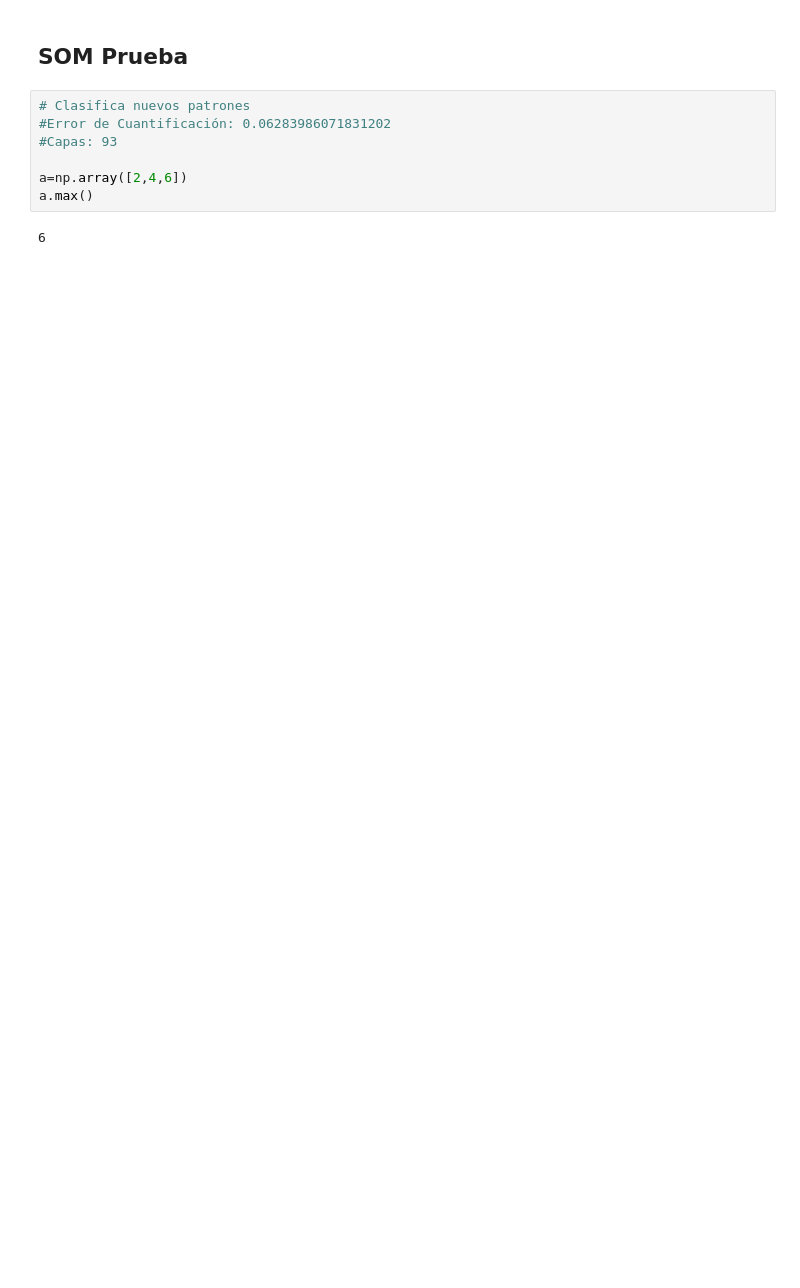
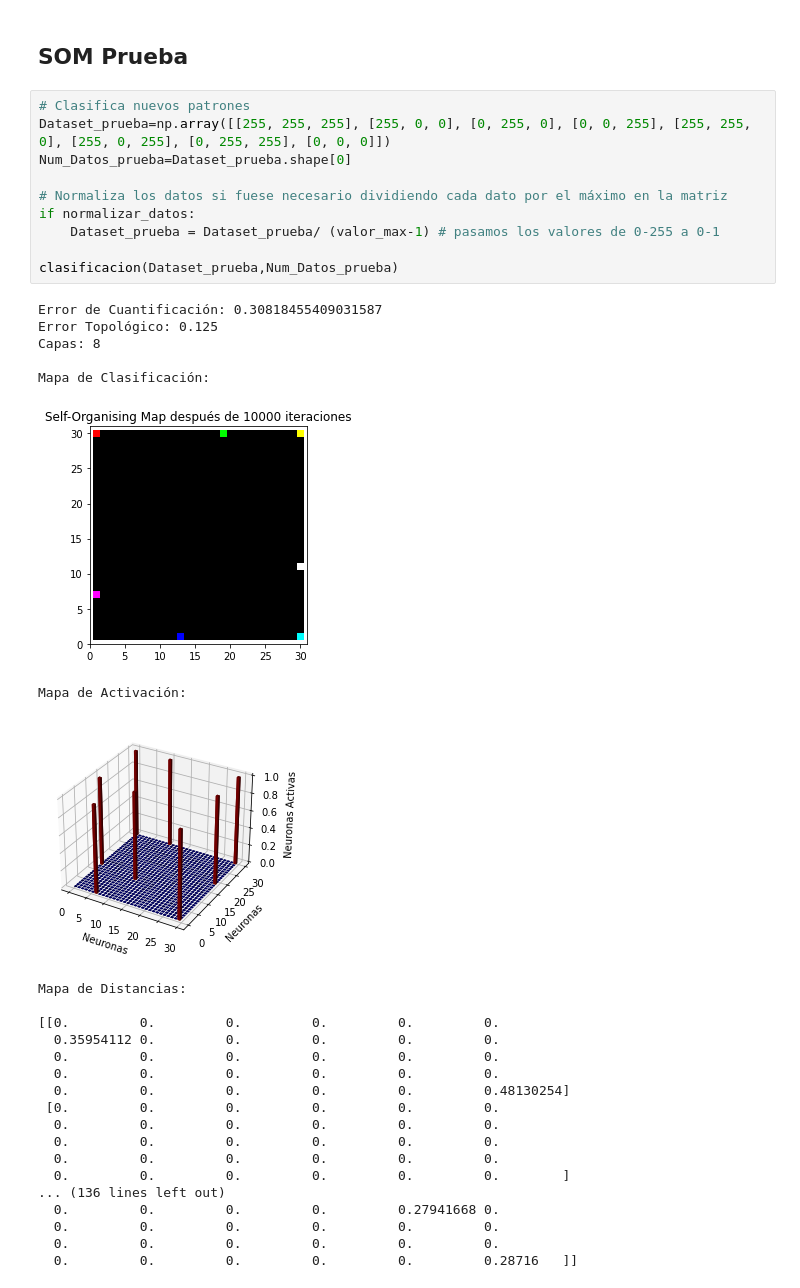
Before and after one commit to marcos261099/Practica1IA2, a Jupyter notebook: p1/L1P1-SOM_colores-resultado.ipynb, the cells around one changed output. Drawn from its saved outputs; the diff is of its cells as text; blank space fills up the shorter version.

Commit message:
Añadirmos Pruebas

```diff
--- a/p1/L1P1-SOM_colores-resultado.ipynb
+++ b/p1/L1P1-SOM_colores-resultado.ipynb
@@ -257,11 +297,38 @@ Mapa de Activación:
 # %% [markdown]
 ## SOM Prueba
-# %%
-# Clasifica nuevos patrones
-#Error de Cuantificación: 0.06283986071831202
-#Capas: 93
-
-a=np.array([2,4,6])
-a.max()
-# %% [output]
-6
+# %%
+# Clasifica nuevos patrones
+Dataset_prueba=np.array([[255, 255, 255], [255, 0, 0], [0, 255, 0], [0, 0, 255], [255, 255, 0], [255, 0, 255], [0, 255, 255], [0, 0, 0]])
+Num_Datos_prueba=Dataset_prueba.shape[0]
+
+# Normaliza los datos si fuese necesario dividiendo cada dato por el máximo en la matriz
+if normalizar_datos:
+    Dataset_prueba = Dataset_prueba/ (valor_max-1) # pasamos los valores de 0-255 a 0-1
+
+clasificacion(Dataset_prueba,Num_Datos_prueba)
+# %% [output]
+Error de Cuantificación: 0.30818455409031587
+Error Topológico: 0.125
+Capas: 8
+
+Mapa de Clasificación:
+[figure, added]
+Mapa de Activación:
+[figure, added]
+Mapa de Distancias:
+
+[[0.         0.         0.         0.         0.         0.
+  0.35954112 0.         0.         0.         0.         0.
+  0.         0.         0.         0.         0.         0.
+  0.         0.         0.         0.         0.         0.
+  0.         0.         0.         0.         0.         0.48130254]
+ [0.         0.         0.         0.         0.         0.
+  0.         0.         0.         0.         0.         0.
+  0.         0.         0.         0.         0.         0.
+  0.         0.         0.         0.         0.         0.
+  0.         0.         0.         0.         0.         0.        ]
+... (136 lines left out)
+  0.         0.         0.         0.         0.27941668 0.
+  0.         0.         0.         0.         0.         0.
+  0.         0.         0.         0.         0.         0.
+  0.         0.         0.         0.         0.         0.28716   ]]
```
Also changed, not shown: parts of 6 cells of this notebook.
